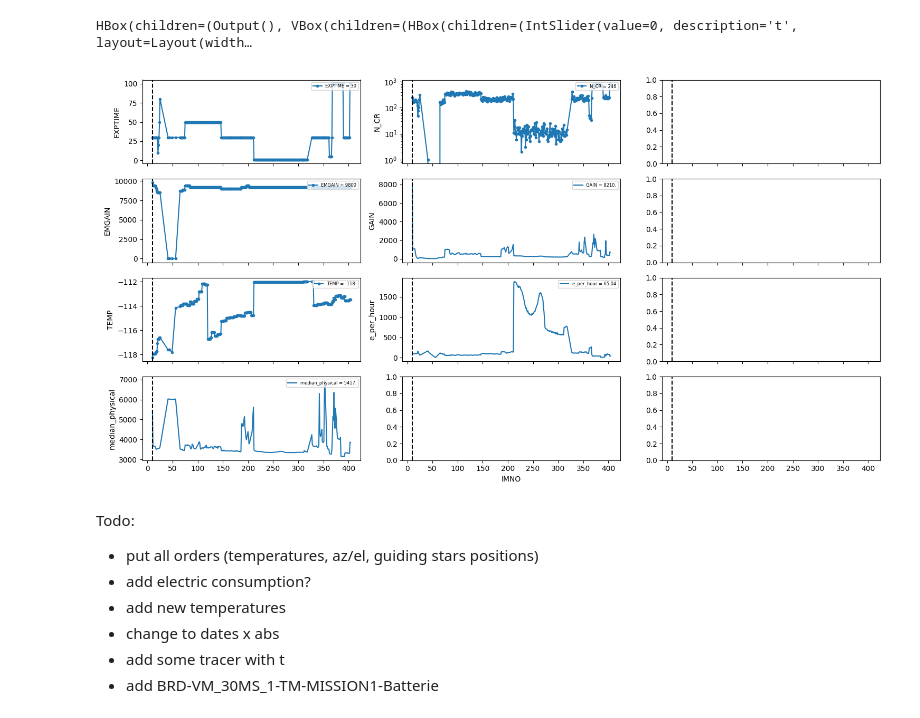
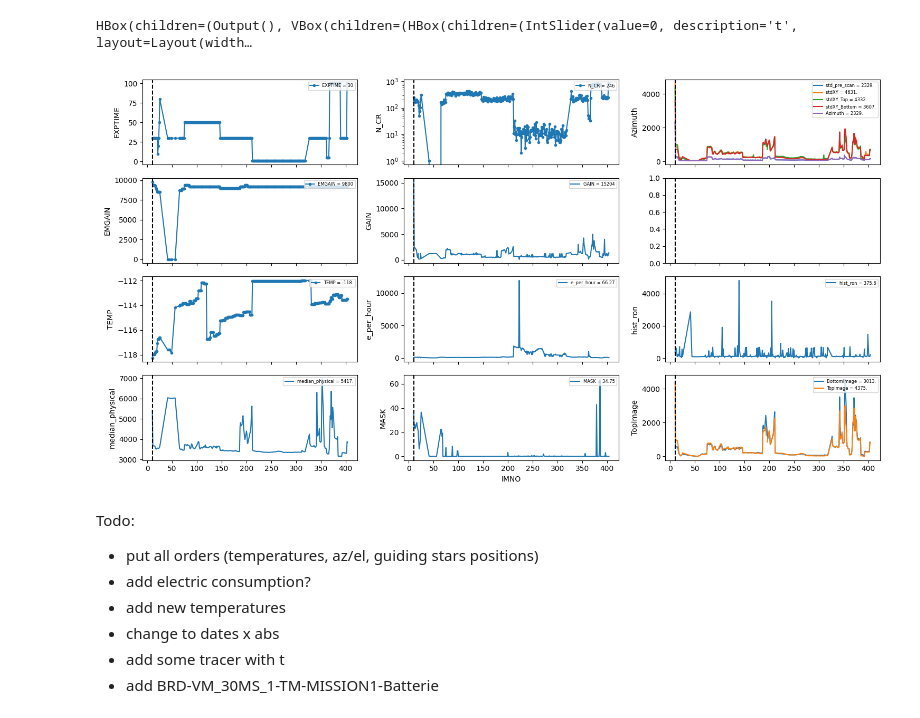
Before and after one commit to vpicouet/FB-dashboard, a Jupyter notebook: dashboard_detector.ipynb, the cells around one changed output. Drawn from its saved outputs; the diff is of its cells as text; code cells hidden in the pictures.

```diff
--- a/dashboard_detector.ipynb
+++ b/dashboard_detector.ipynb
@@ -89,8 +89,6 @@ continuous_update=True
 # plt.gcf().autofmt_xdate()
 # plt.show()
 
-# median_physical mean_physical Col2ColDiff_pre_scan n_pre_scan mean_pre_scan std_pre_scan staXY
-# stdXY_Bottom stdXY_pre_scan Bottomimade TopImage _ron hist_gai e_per_hour
 
 class dashboard(widgets.HBox):
 
@@ -112,24 +110,24 @@ class dashboard(widgets.HBox):
         self.la100 = add_line(cat,"N_CR",ax=a0[1],style=st,display=True,log=True)
         self.la200 = add_line(cat,"TEMP",ax=a2[0],style=st,display=True)
 
-        self.la30 = add_line(cat,"median_physical",ax=a3[0],style='-',display=True)#,ylabel="median_physical")
-        # self.la310 = add_line(cat,y="n_cr[n_cr<2000]/exptime[n_cr<2000]",ax=a3[1],x="Mins_after_launch[n_cr<2000]",style='-',display=True,ylabel="CR/texp")
+        self.la30 = add_line(cat,"median_physical",ax=a3[0],style='-',display=True,log=True)#,ylabel="median_physical")
+        self.la310 = add_line(cat,y="MASK",ax=a3[1],style='-',display=True)#,ylabel="CR/texp")
         self.la21 = add_line(cat,y="e_per_hour",ax=a2[1],style='-',display=True)#,ylabel="texp")
         self.la11 = add_line(cat,y="hist_gain",ax=a1[1],style='-',display=True,ylabel="GAIN")
-        # self.la320 = add_line(cat,y="LINAENC",ax=a3[2],style='-',display=True)
-        # self.la321 = add_line(cat,y="LINBENC",ax=a3[2],style='-',display=True)
+        self.la320 = add_line(cat,y="BottomImage",ax=a3[2],style='-',display=True)
+        self.la321 = add_line(cat,y="TopImage",ax=a3[2],style='-',display=True)
         # self.la322 = add_line(cat,y="LINCENC",ax=a3[2],style='-',display=True,ylabel="LIN ENC")
-        # self.la020 = add_line(cat,"AZ",ax=a0[2],style='-',display=True)
-        # self.la021 = add_line(cat,"Moon_Az",ax=a0[2],style='-',display=True)
-        # self.la022 = add_line(cat,"Sun_Az",ax=a0[2],style='-',display=True)
-        # self.la023 = add_line(cat,"F2_Az",ax=a0[2],style='-',display=True)
-        # self.la024 = add_line(cat,"m31_Az",ax=a0[2],style='-',display=True, ylabel="Azimuth")
+        self.la020 = add_line(cat,"std_pre_scan",ax=a0[2],style='-',display=True)
+        self.la021 = add_line(cat,"stdXY",ax=a0[2],style='-',display=True)
+        self.la022 = add_line(cat,"stdXY_Top",ax=a0[2],style='-',display=True)
+        self.la023 = add_line(cat,"stdXY_Bottom",ax=a0[2],style='-',display=True)
+        self.la024 = add_line(cat,"stdXY_pre_scan",ax=a0[2],style='-',display=True)#, ylabel="Azimuth")
         # self.la120 = add_line(cat,"EL",ax=a1[2],style='-',display=True)
         # self.la121 = add_line(cat,"Moon_El",ax=a1[2],style='-',display=True)
         # self.la122 = add_line(cat,"Sun_El",ax=a1[2],style='-',display=True)
         # self.la123 = add_line(cat,"F2_El",ax=a1[2],style='-',display=True)
         # self.la124 = add_line(cat,"m31_El",ax=a1[2],style='-',display=True, ylabel="Elevation")
-        # self.la22 = add_line(cat,"MROT",ax=a2[2],style='-',display=True)
+        self.la22 = add_line(cat,"hist_ron",ax=a2[2],style='-',display=True)
 
         self.vlines = []
         for axes in self.axes:
@@ -185,43 +183,44 @@ class dashboard(widgets.HBox):
 
             add_line(cat,"TEMP",ax=a2[0],i=t, init=False,l= self.la200,style=style,display=True, change=True)
             # add_line(cat,"Reject",ax=a2[0],i=t, init=False, l=self.la201,style='-',display=True if "Reject" in temps else False,change=True)
             # add_line(cat,"Coldhead",ax=a2[0],i=t, init=False, l=self.la202,style='-',display=True if "Coldhead" in temps else False, change=True)
             a2[0].relim()
             a2[0].autoscale_view()
 
             add_line(cat,"median_physical",ax=a3[0],i=t,init=False,l=self.la30,style='-',display=True)#,ylabel="Altitude")
-            # add_line(cat,"n_cr/exptime",ax=a3[1],i=t, init=False, l=self.la310,style='-',display=True)
+            add_line(cat,"MASK",ax=a3[1],i=t, init=False, l=self.la310,style='-',display=True)
             add_line(cat,"e_per_hour",ax=a2[1],i=t, init=False, l=self.la21,style='-',display=True)
             add_line(cat,"hist_gain",ax=a1[1],i=t, init=False, l=self.la11,style='-',display=True)
-            # add_line(cat,"LINAENC",ax=a3[2],i=t, init=False, l=self.la320,style='-',display=True)
-            # add_line(cat,"LINBENC",ax=a3[2],i=t, init=False, l=self.la321,style='-',display=True)
+            add_line(cat,"BottomImage",ax=a3[2],i=t, init=False, l=self.la320,style='-',display=True)
+            add_line(cat,"TopImage",ax=a3[2],i=t, init=False, l=self.la321,style='-',display=True)
             # add_line(cat,"LINCENC",ax=a3[2],i=t, init=False, l=self.la322,style='-',display=True)
-            # add_line(cat,"AZ",ax=a0[2],i=t, init=False, l=self.la020,style='-',display=True,)
-            # add_line(cat,"Moon_Az",ax=a0[2],i=t, init=False, l=self.la021,style='-',display=True if "Moon" in targets else False, change=True)
-            # add_line(cat,"Sun_Az",ax=a0[2],i=t, init=False, l=self.la022,style='-',display=True if "Sun" in targets else False, change=True)
-            # add_line(cat,"F2_Az",ax=a0[2],i=t, init=False, l=self.la023,style='-',display=True if "F2" in targets else False, change=True)
-            # add_line(cat,"m31_Az",ax=a0[2],i=t, init=False, l=self.la024,style='-',display=True if "m31" in targets else False, change=True)
+
+            add_line(cat,"std_pre_scan",ax=a0[2],i=t, init=False, l=self.la020,style='-',display=True,)
+            add_line(cat,"stdXY",ax=a0[2],i=t, init=False, l=self.la021,style='-',)
+            add_line(cat,"stdXY_Top",ax=a0[2],i=t, init=False, l=self.la022,style='-',)
+            add_line(cat,"stdXY_Bottom",ax=a0[2],i=t, init=False, l=self.la023,style='-',)
+            add_line(cat,"stdXY_pre_scan",ax=a0[2],i=t, init=False, l=self.la024,style='-',)
             a0[2].relim()
             a0[2].autoscale_view()
 
             # add_line(cat,"EL",ax=a1[2],i=t, init=False, l=self.la120,style='-',display=True)
             # add_line(cat,"Moon_El",ax=a1[2],i=t, init=False, l=self.la121,style='-',display=True if "Moon" in targets else False, change=True)
             # add_line(cat,"Sun_El",ax=a1[2],i=t, init=False, l=self.la122,style='-',display=True if "Sun" in targets else False, change=True)
             # add_line(cat,"F2_El",ax=a1[2],i=t, init=False, l=self.la123,style='-',display=True if "F2" in targets else False, change=True)
             # add_line(cat,"m31_El",ax=a1[2],i=t, init=False, l=self.la124,style='-',display=True if "m31" in targets else False, change=True)
             a0[2].relim()
             a0[2].autoscale_view()
-            # add_line(cat,"MROT",ax=a2[2],i=t, init=False, l=self.la22, style='-',display=True)
+            add_line(cat,"hist_ron",ax=a2[2],i=t, init=False, l=self.la22, style='-',display=True)
             self.fig.canvas.draw()
             self.axes = a0, a1, a2, a3
             return
             # fitswrite(self.im, "/tmp/test_%s.fits"%(fwhm[1]))
 
 d = dashboard(cat)
 # add log for GS Flux
 # %% [output]
 HBox(children=(Output(), VBox(children=(HBox(children=(IntSlider(value=0, description='t', layout=Layout(width…
-[figure, old version]
+[figure, new version]
 # %% [markdown]
 Todo:
 - put all orders (temperatures, az/el, guiding stars positions)
```
